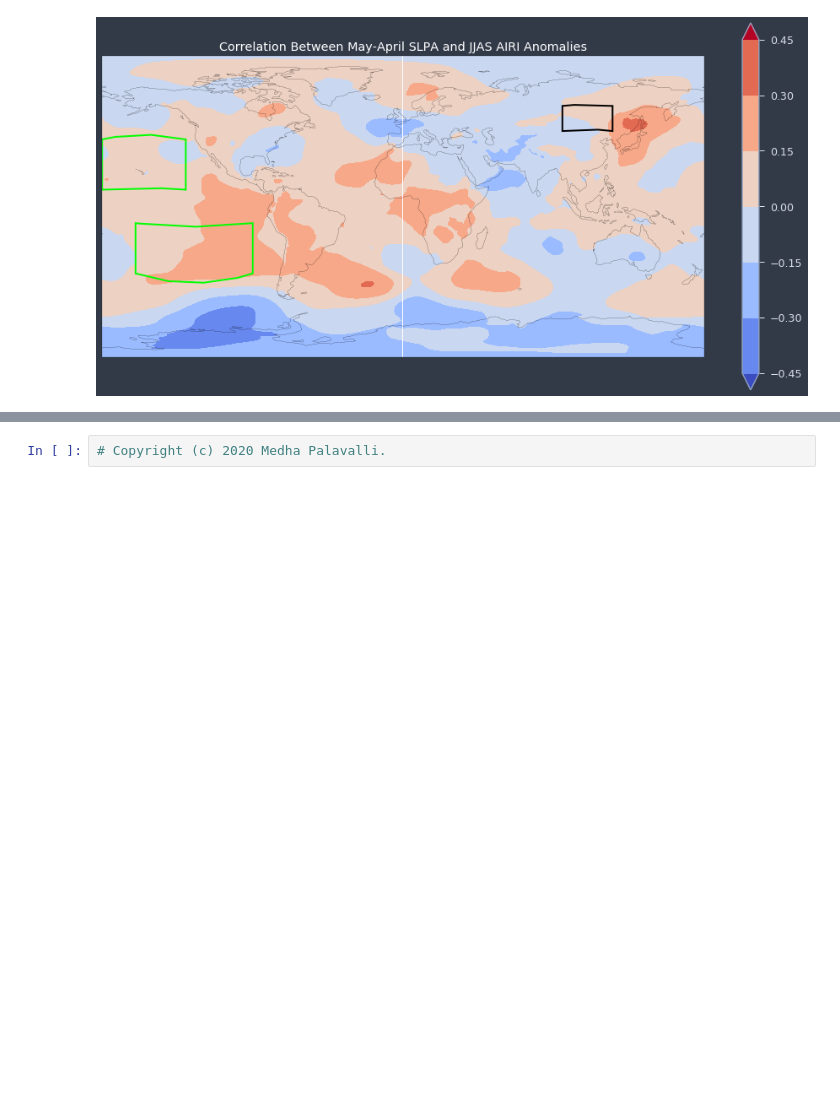
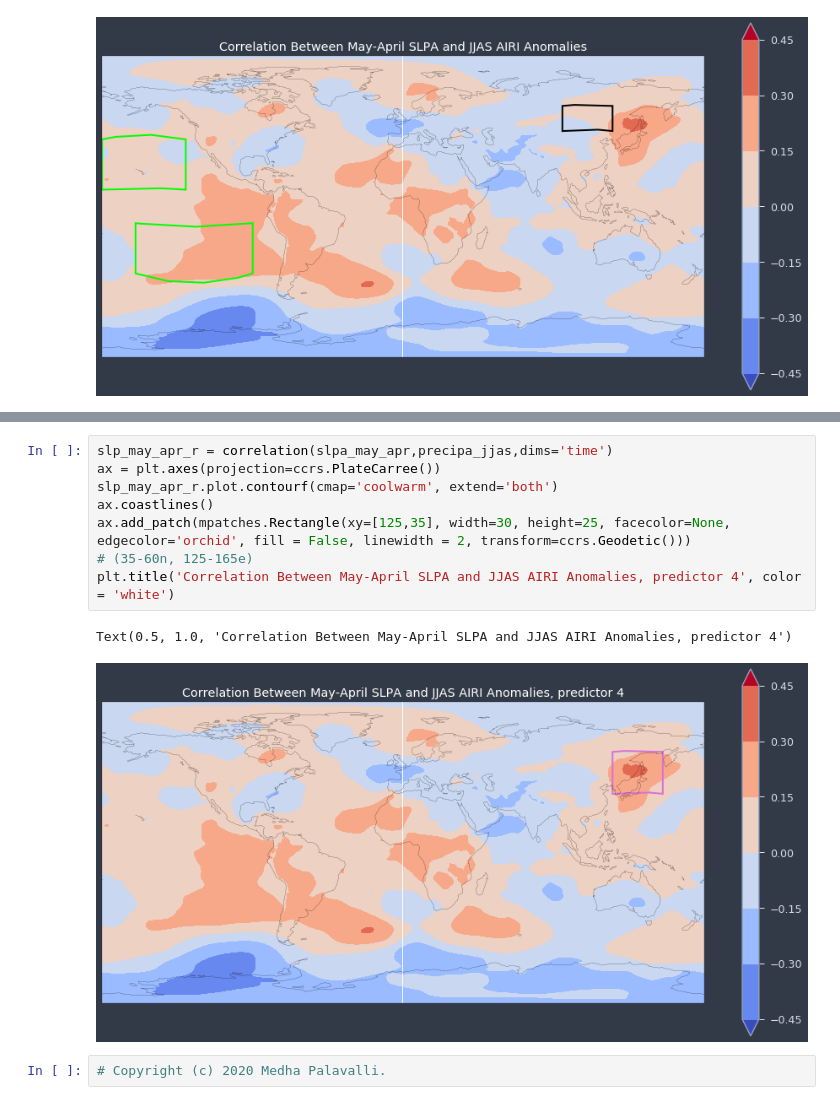
Before and after one commit to medhap02/AllIndiaRainfall, a Jupyter notebook: src/SLPreanalysiscorrelationsRandom25Removed.ipynb, the cells around one changed output, grey strips where cells are left out. Cells and saved outputs as stored; diff of their text form; blank space fills up the shorter version.

```diff
--- a/src/SLPreanalysiscorrelationsRandom25Removed.ipynb
+++ b/src/SLPreanalysiscorrelationsRandom25Removed.ipynb
@@ -513,2 +526,13 @@ Text(0.5, 1.0, 'Correlation Between May-April SLPA and JJAS AIRI Anomalies')
+# %%
+slp_may_apr_r = correlation(slpa_may_apr,precipa_jjas,dims='time')
+ax = plt.axes(projection=ccrs.PlateCarree())
+slp_may_apr_r.plot.contourf(cmap='coolwarm', extend='both')
+ax.coastlines()
+ax.add_patch(mpatches.Rectangle(xy=[125,35], width=30, height=25, facecolor=None, edgecolor='orchid', fill = False, linewidth = 2, transform=ccrs.Geodetic()))
+# (35-60n, 125-165e)
+plt.title('Correlation Between May-April SLPA and JJAS AIRI Anomalies, predictor 4', color = 'white')
+# %% [output]
+Text(0.5, 1.0, 'Correlation Between May-April SLPA and JJAS AIRI Anomalies, predictor 4')
+[figure, added]
 # %%
 # Copyright (c) 2020 Medha Palavalli.
```
Also changed, not shown: parts of 2 cells of this notebook.
